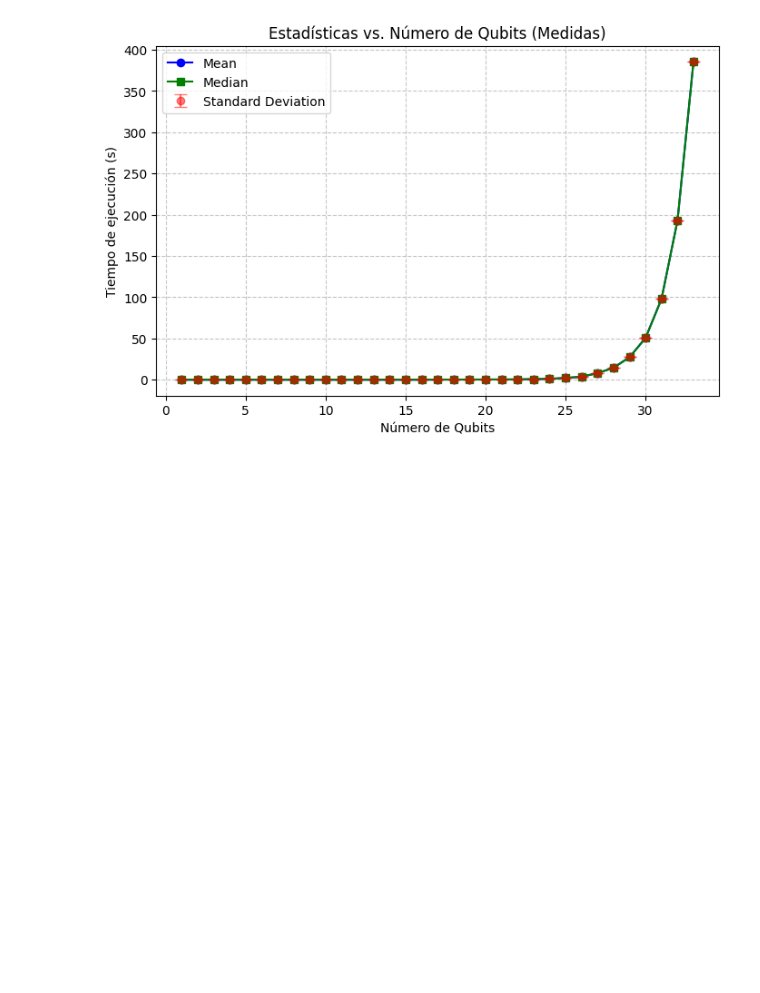
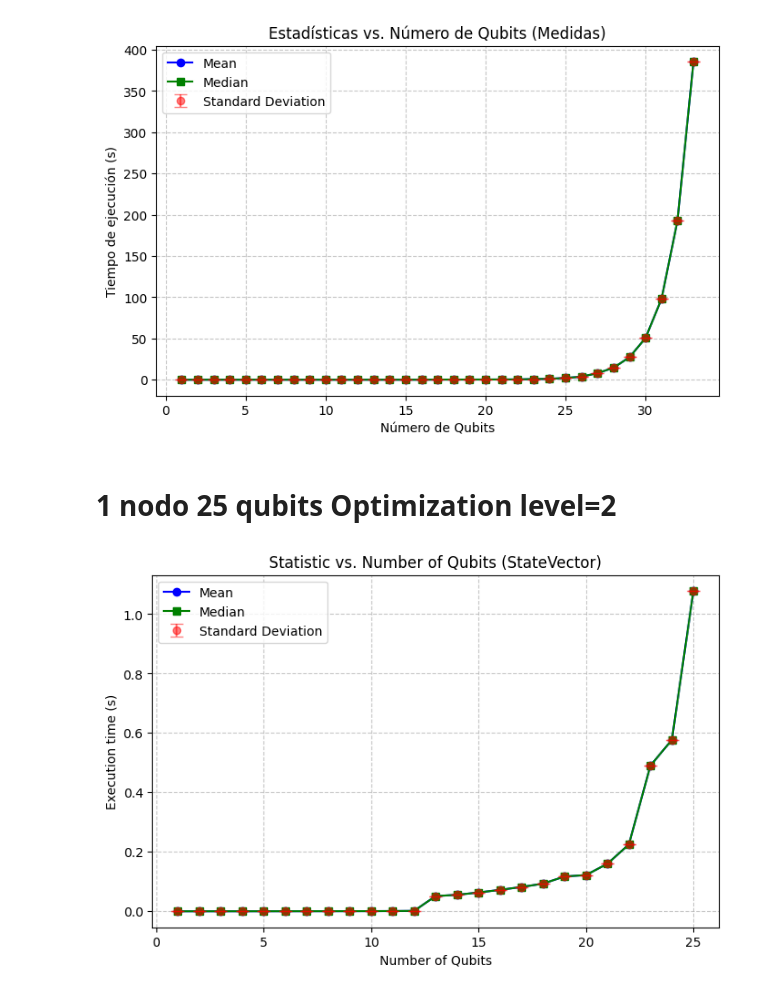
Before and after one commit to RaquelAlfonso/Practica-1-HPC, a Jupyter notebook: hpc_qlacs.ipynb, the cells around one changed output. Drawn from its saved outputs; the diff is of its cells as text; code cells hidden in the pictures; blank space fills up the shorter version.

```diff
--- a/hpc_qlacs.ipynb
+++ b/hpc_qlacs.ipynb
@@ -1065,3 +1065,27 @@ plt.savefig('PRUEBA4_MEASUREMENTS_16N33Q.png')
 plt.show()
 # %% [output]
 [figure]
+# %% [markdown]
+# 1 nodo 25 qubits Optimization level=2
+# %%
+time_statevector_mean = [1.4173984527587891e-05, 2.6905536651611327e-05, 5.4454803466796876e-05, 9.049177169799805e-05, 0.00012753009796142578, 0.00017484426498413086, 0.00023595094680786132, 0.00029265880584716797, 0.00039347410202026365, 0.0005462288856506348, 0.0007881641387939454, 0.0013250350952148438, 0.05120494365692139, 0.0553343653678894, 0.06329708099365235, 0.07195180654525757, 0.08187462091445923, 0.09293133020401001, 0.11714061498641967, 0.12190563678741455, 0.16001328229904174, 0.22513376474380492, 0.4901897668838501, 0.5768944621086121, 1.0776859402656556]
+time_statevector_median = [1.4173984527587891e-05, 2.6905536651611327e-05, 5.4454803466796876e-05, 9.049177169799805e-05, 0.00012753009796142578, 0.00017484426498413086, 0.00023595094680786132, 0.00029265880584716797, 0.00039347410202026365, 0.0005462288856506348, 0.0007881641387939454, 0.0013250350952148438, 0.05120494365692139, 0.0553343653678894, 0.06329708099365235, 0.07195180654525757, 0.08187462091445923, 0.09293133020401001, 0.11714061498641967, 0.12190563678741455, 0.16001328229904174, 0.22513376474380492, 0.4901897668838501, 0.5768944621086121, 1.0776859402656556]
+time_statevector_std = [0.0, 0.0, 0.0, 0.0, 0.0, 0.0, 0.0, 0.0, 0.0, 0.0, 0.0, 0.0, 0.0, 0.0, 0.0, 0.0, 0.0, 0.0, 0.0, 0.0, 0.0, 0.0, 0.0, 0.0, 0.0]
+
+qubits_list = list(range(1, 25+1))
+
+plt.figure(figsize=(8, 5))
+plt.plot(qubits_list, time_statevector_mean, 'o-', label='Mean', color='blue')
+plt.plot(qubits_list, time_statevector_median, 's-', label='Median', color='green')
+plt.errorbar(qubits_list, time_statevector_mean, yerr=time_statevector_std,
+           fmt='o', capsize=5, label='Standard Deviation', color='red', alpha=0.5)
+
+plt.xlabel('Number of Qubits')
+plt.ylabel('Execution time (s)')
+plt.title('Statistic vs. Number of Qubits (StateVector)')
+plt.legend()
+plt.grid(True, linestyle='--', alpha=0.7)
+plt.savefig('PRUEBA4_STATEVECTOR_1N25Q_optim.png')
+plt.show()
+# %% [output]
+[figure, added]
```
Also changed, not shown: parts of 7 cells of this notebook.
